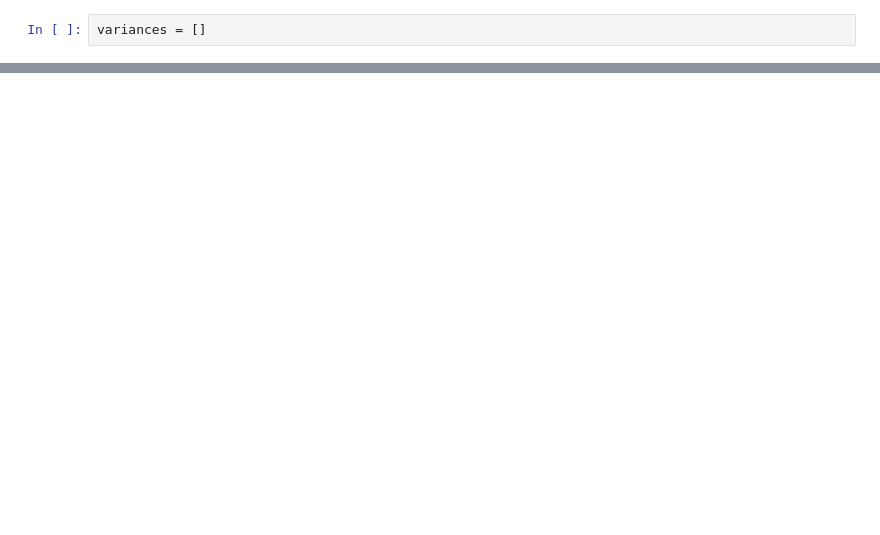
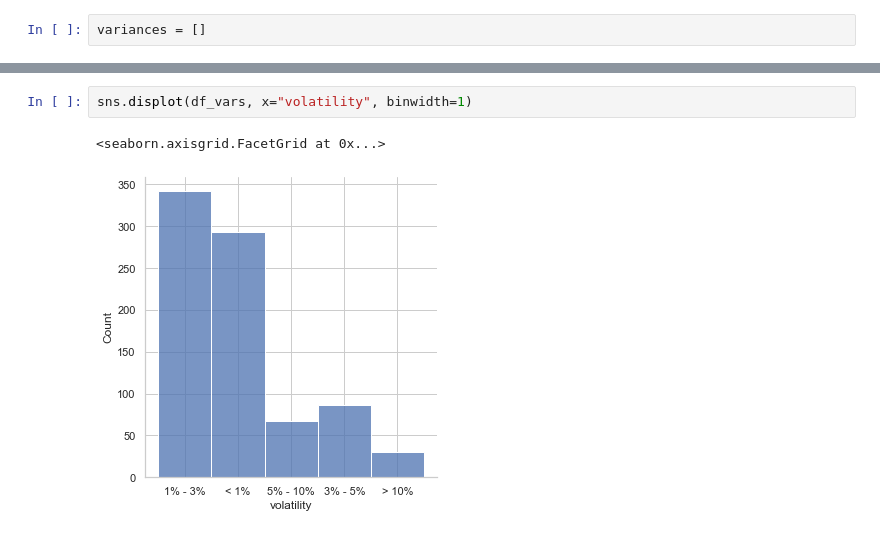
Before and after one commit to martingrambow/benchmarkStrategy, a Jupyter notebook: analysis/microbenchmarks_influxdb/micro_regression_bootstrap_draw_influx.ipynb, the cells around one changed output, grey strips where cells are left out. Cells and saved outputs as stored; diff of their text form; blank space fills up the shorter version.

```diff
--- a/analysis/microbenchmarks_influxdb/micro_regression_bootstrap_draw_influx.ipynb
+++ b/analysis/microbenchmarks_influxdb/micro_regression_bootstrap_draw_influx.ipynb
@@ -104,3 +109,8 @@ sns.displot(df_vars, x="var", binwidth=1)
+# %%
+sns.displot(df_vars, x="volatility", binwidth=1)
+# %% [output]
+<seaborn.axisgrid.FacetGrid at 0x...>
+[figure, added]
 # %%
 sns.catplot(x="volatility", kind="count", data=df_vars, order=["< 1%","1% - 3%","3% - 5%", "5% - 10%","> 10%"])
 # %% [output]
```
Also changed, not shown: parts of 5 cells of this notebook, 9 other files.
